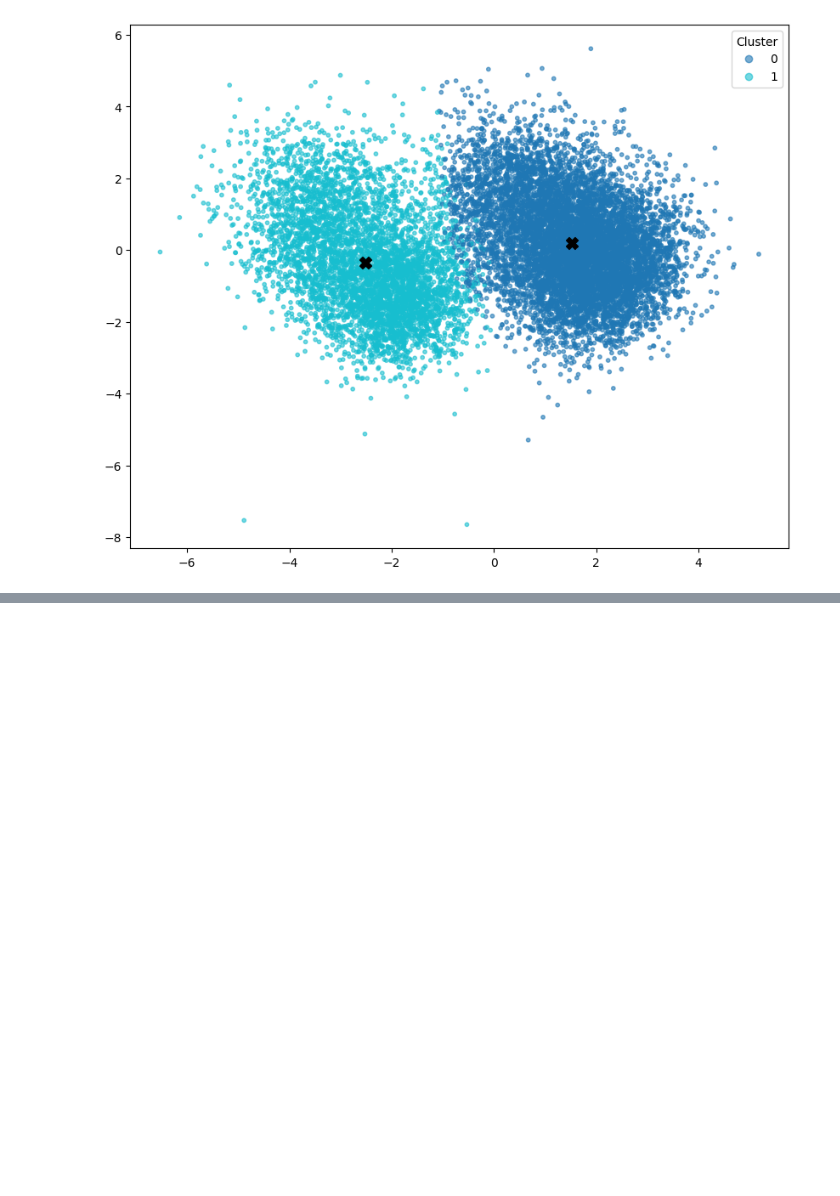
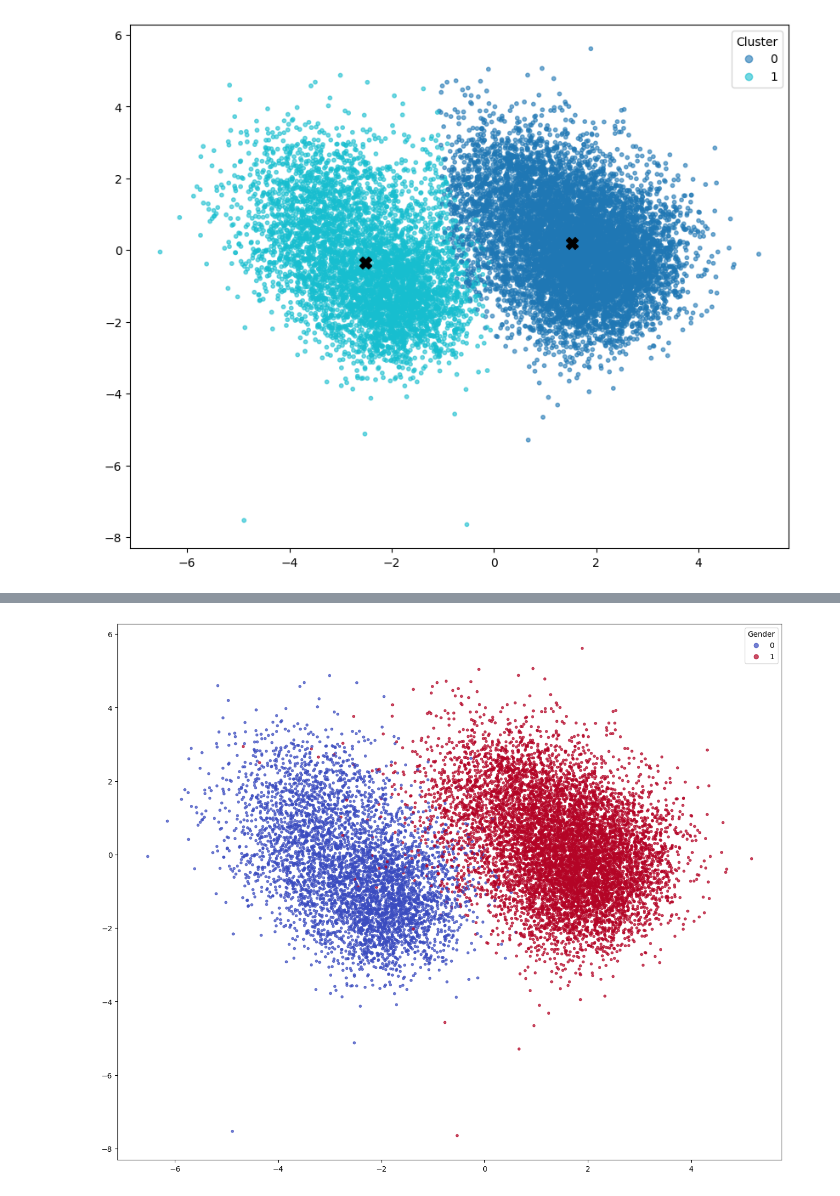
Before and after one commit to bsmoon-86/multicam_2025, a Jupyter notebook: 251013/01_K_means.ipynb, the cells around one changed output, grey strips where cells are left out. Cells and saved outputs as stored; diff of their text form; code cells hidden in the pictures; blank space fills up the shorter version.

```diff
--- a/251013/01_K_means.ipynb
+++ b/251013/01_K_means.ipynb
@@ -288,0 +324,11 @@ plt.show()
+# %%
+plt.figure(figsize=(16, 13))
+
+sc_gender = plt.scatter(
+    x_pca[:, 0], x_pca[:, 1], s=10, alpha=0.7, c=df['gender'].values,
+    cmap = 'coolwarm'
+)
+plt.legend(*sc_gender.legend_elements(), title='Gender')
+plt.show()
+# %% [output]
+[figure, added]
```
Also changed, not shown: parts of 2 cells of this notebook.
